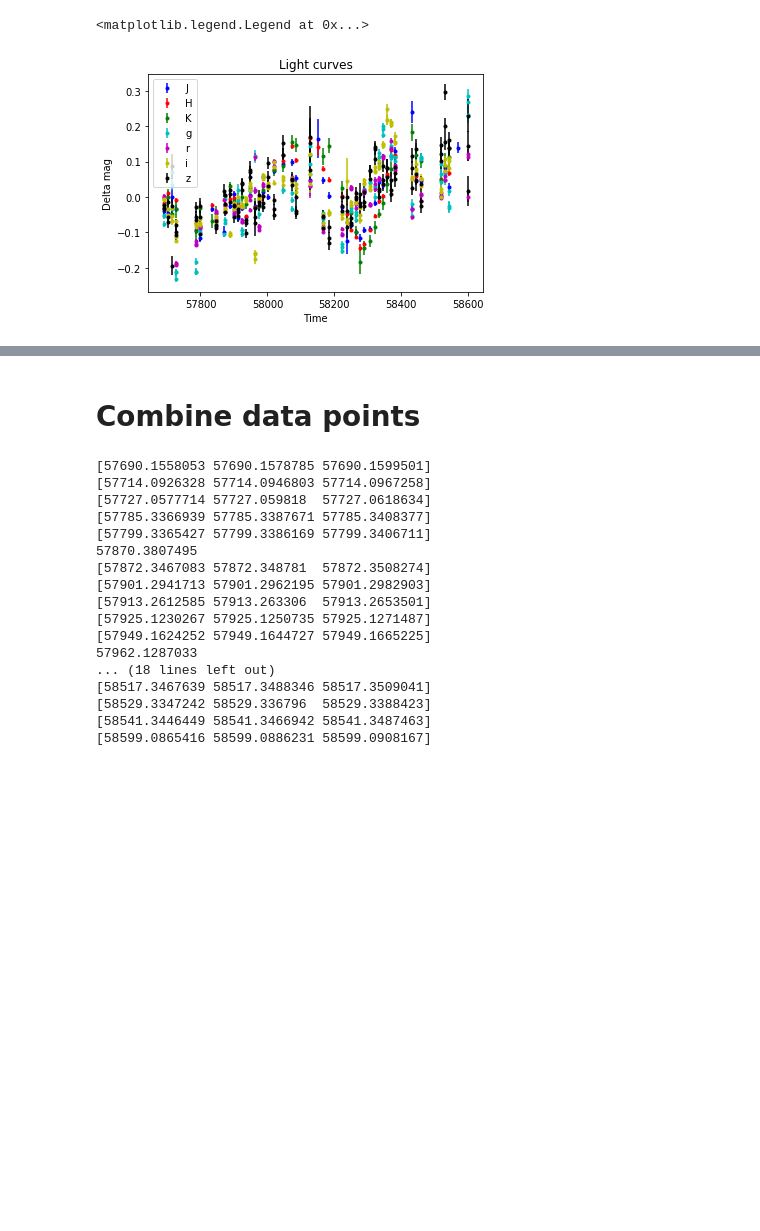
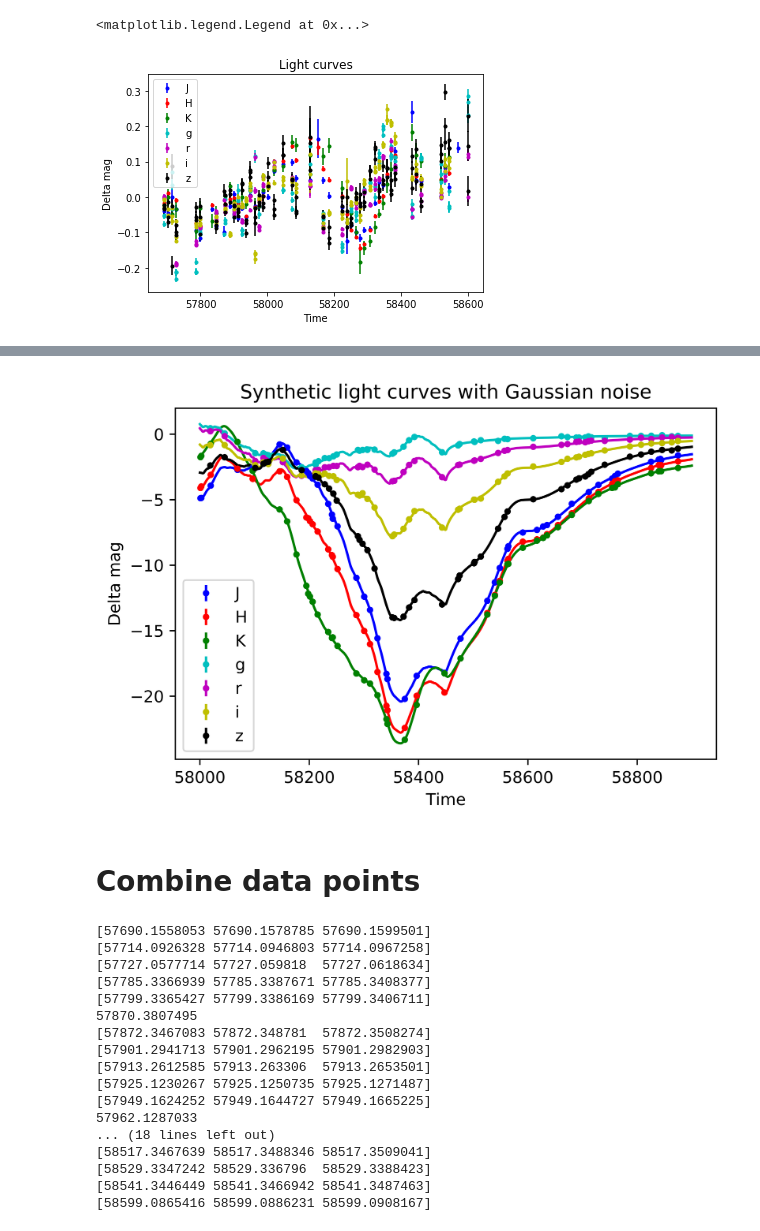
Before and after one commit to MalteBrinch/Master-Thesis-Code, a Jupyter notebook: Data plot.ipynb, the cells around one changed output, grey strips where cells are left out. Drawn from its saved outputs; the diff is of its cells as text; code cells hidden in the pictures; blank space fills up the shorter version.

```diff
--- a/Data plot.ipynb
+++ b/Data plot.ipynb
@@ -223,0 +228,87 @@ plt.legend()
+# %%
+import random
+yJ,yJerr = np.loadtxt('Jband.txt', delimiter=',', usecols=(0,1), unpack=True)
+yH,yHerr = np.loadtxt('Hband.txt', delimiter=',', usecols=(0,1), unpack=True)
+yK,yKerr = np.loadtxt('Kband.txt', delimiter=',', usecols=(0,1), unpack=True)
+yg,ygerr = np.loadtxt('gband.txt', delimiter=',', usecols=(0,1), unpack=True)
+yr,yrerr = np.loadtxt('rband.txt', delimiter=',', usecols=(0,1), unpack=True)
+yi,yierr = np.loadtxt('iband.txt', delimiter=',', usecols=(0,1), unpack=True)
+yz,yzerr = np.loadtxt('zband.txt', delimiter=',', usecols=(0,1), unpack=True)
+
+yJplot=yJ
+yHplot=yH
+yKplot=yK
+ygplot=yg
+yrplot=yr
+yiplot=yi
+yzplot=yz
+X=np.linspace(58000,58900,5000)
+
+n_list = 49# Number of selected points
+noise_scale=0.1
+yJerr=np.random.uniform(low=0.0005,high=noise_scale,size=n_list)#np.random.rand(5000)*noise_scale
+yHerr=np.random.uniform(low=0.0005,high=noise_scale,size=n_list)#np.random.rand(5000)*noise_scale
+yKerr=np.random.uniform(low=0.0005,high=noise_scale,size=n_list)#np.random.rand(5000)*noise_scale
+ygerr=np.random.uniform(low=0.0005,high=noise_scale,size=n_list)#np.random.rand(5000)*noise_scale
+yrerr=np.random.uniform(low=0.0005,high=noise_scale,size=n_list)#np.random.rand(5000)*noise_scale
+yierr=np.random.uniform(low=0.0005,high=noise_scale,size=n_list)#np.random.rand(5000)*noise_scale
+yzerr=np.random.uniform(low=0.0005,high=noise_scale,size=n_list)#np.random.rand(5000)*noise_scale
+
+the_list = list(range(len(X)))
+ind = random.sample(the_list, n_list)
+ind2 = random.sample(the_list, n_list)
+
+yJ=yJ[ind]
+yJerr=yJerr#[ind]
+XJ=X[ind]
+yH=yH[ind]
+yHerr=yHerr#[ind]
+XH=X[ind]
+yK=yK[ind]
+yKerr=yKerr#[ind]
+XK=X[ind]
+yg=yg[ind2]
+ygerr=ygerr#[ind2]
+Xg=X[ind2]
+yr=yr[ind2]
+yrerr=yrerr#[ind2]
+Xr=X[ind2]
+yi=yi[ind2]
+yierr=yierr#[ind2]
+Xi=X[ind2]
+yz=yz[ind2]
+yzerr=yzerr#[ind2]
+Xz=X[ind2]
+
+for i in range(0,n_list):
+    yJ[i]=yJ[i] + np.random.normal(0,yJerr[i])
+    yH[i]=yH[i] + np.random.normal(0,yHerr[i])
+    yK[i]=yK[i] + np.random.normal(0,yKerr[i])
+    yg[i]=yg[i] + np.random.normal(0,ygerr[i])
+    yr[i]=yr[i] + np.random.normal(0,yrerr[i])
+    yi[i]=yi[i] + np.random.normal(0,yierr[i])
+    yz[i]=yz[i] + np.random.normal(0,yzerr[i])
+
+
+X_tot=[XJ,XH,XK,Xg,Xr,Xi,Xz]
+
+plt.figure(dpi=1000)
+plt.errorbar(XJ, yJ, yJerr, fmt='b.', label='J')
+plt.plot(X,yJplot,'b')
+plt.errorbar(XH, yH, yHerr, fmt='r.', label='H')
+plt.plot(X,yHplot,'r')
+plt.errorbar(XK, yK, yKerr, fmt='g.', label='K')
+plt.plot(X,yKplot,'g')
+plt.errorbar(Xg, yg, ygerr, fmt='c.', label='g')
+plt.plot(X,ygplot,'c')
+plt.errorbar(Xr, yr, yrerr, fmt='m.', label='r')
+plt.plot(X,yrplot,'m')
+plt.errorbar(Xi, yi, yierr, fmt='y.', label='i')
+plt.plot(X,yiplot,'y')
+plt.errorbar(Xz, yz, yzerr, fmt='k.', label='z')
+plt.plot(X,yzplot,'k')
+plt.title('Synthetic light curves with Gaussian noise')
+plt.xlabel('Time')
+plt.ylabel('Delta mag')
+plt.legend()
+# %% [output]
@@ -224,3 +316,4 @@ plt.legend()
+[figure, added]
 # %% [markdown]
 # Combine data points
 # %%
```
Also changed, not shown: parts of 2 cells of this notebook.
